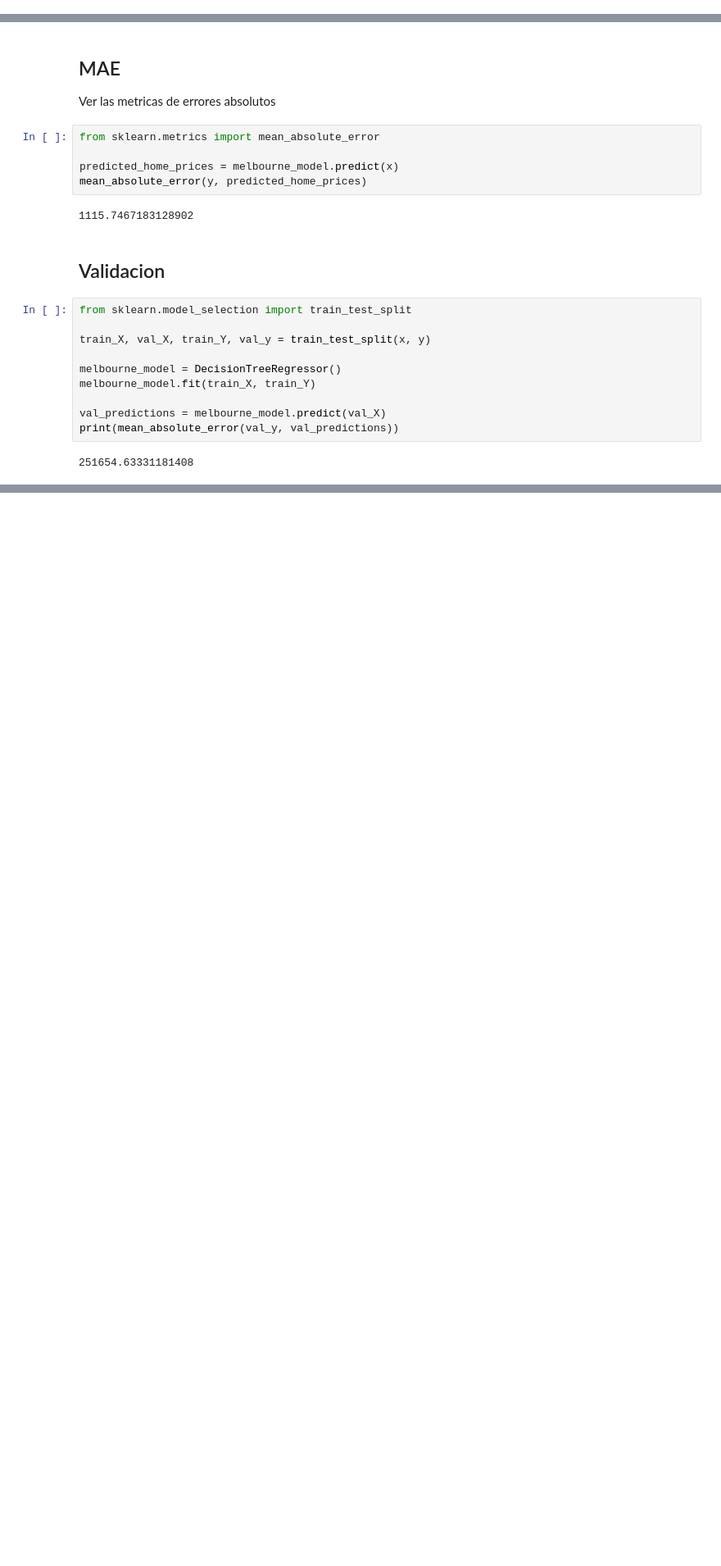
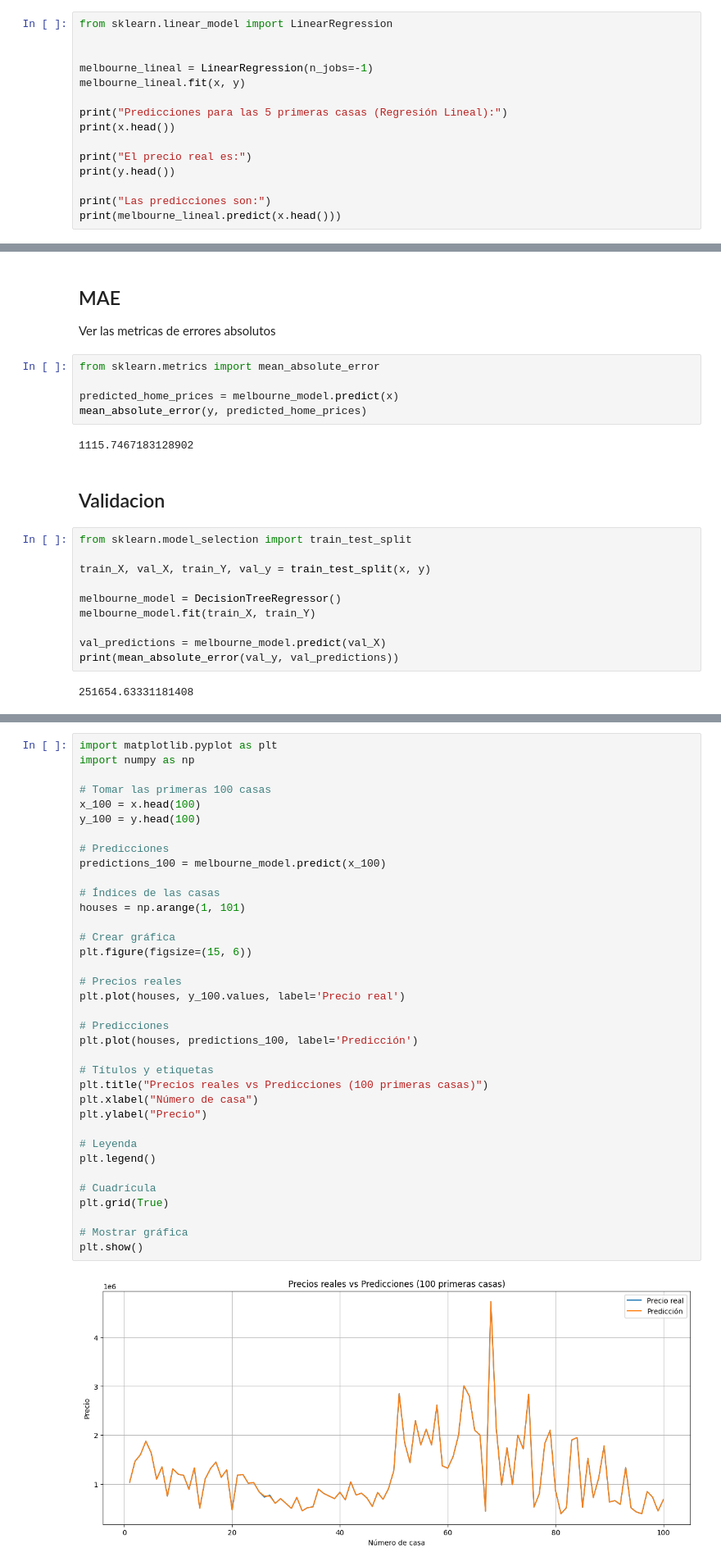
Before and after one commit to Cr12dev/python-notebook, a Jupyter notebook: ML/main.ipynb, the cells around one changed output, grey strips where cells are left out. Shown at 82% size. Saved outputs shown, nothing was run; the diff lists cells and outputs as text; blank space fills up the shorter version.

Commit message:
feat: add Graphics

```diff
--- a/ML/main.ipynb
+++ b/ML/main.ipynb
@@ -62,0 +67,15 @@ DecisionTreeRegressor()
+# %%
+from sklearn.linear_model import LinearRegression
+
+
+melbourne_lineal = LinearRegression(n_jobs=-1)
+melbourne_lineal.fit(x, y)
+
+print("Predicciones para las 5 primeras casas (Regresión Lineal):")
+print(x.head())
+
+print("El precio real es:")
+print(y.head())
+
+print("Las predicciones son:")
+print(melbourne_lineal.predict(x.head()))
@@ -119,0 +162,38 @@ print(mean_absolute_error(val_y, melb_preds))
+# %%
+import matplotlib.pyplot as plt
+import numpy as np
+
+# Tomar las primeras 100 casas
+x_100 = x.head(100)
+y_100 = y.head(100)
+
+# Predicciones
+predictions_100 = melbourne_model.predict(x_100)
+
+# Índices de las casas
+houses = np.arange(1, 101)
+
+# Crear gráfica
+plt.figure(figsize=(15, 6))
+
+# Precios reales
+plt.plot(houses, y_100.values, label='Precio real')
+
+# Predicciones
+plt.plot(houses, predictions_100, label='Predicción')
+
+# Títulos y etiquetas
+plt.title("Precios reales vs Predicciones (100 primeras casas)")
+plt.xlabel("Número de casa")
+plt.ylabel("Precio")
+
+# Leyenda
+plt.legend()
+
+# Cuadrícula
+plt.grid(True)
+
+# Mostrar gráfica
+plt.show()
+# %% [output]
+[figure, added]
```
Also changed, not shown: parts of 9 cells of this notebook.
